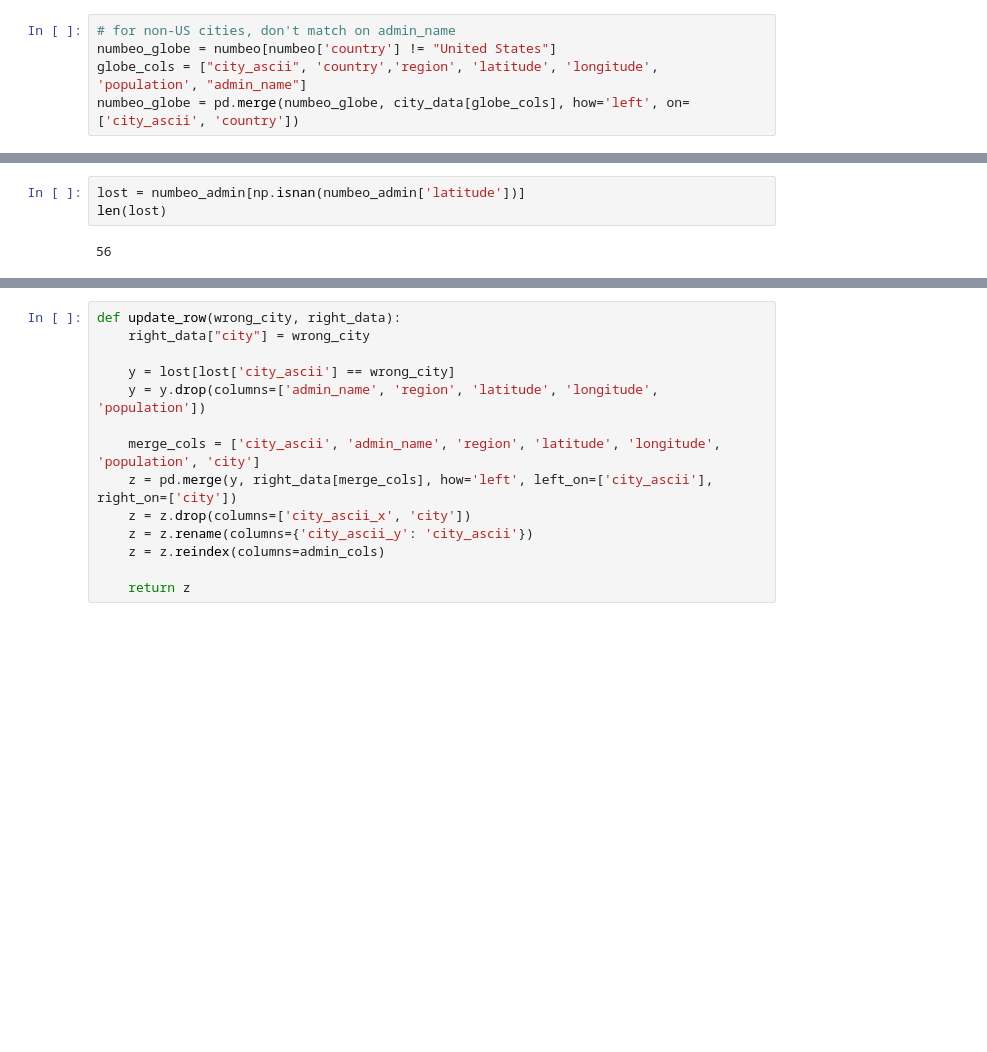
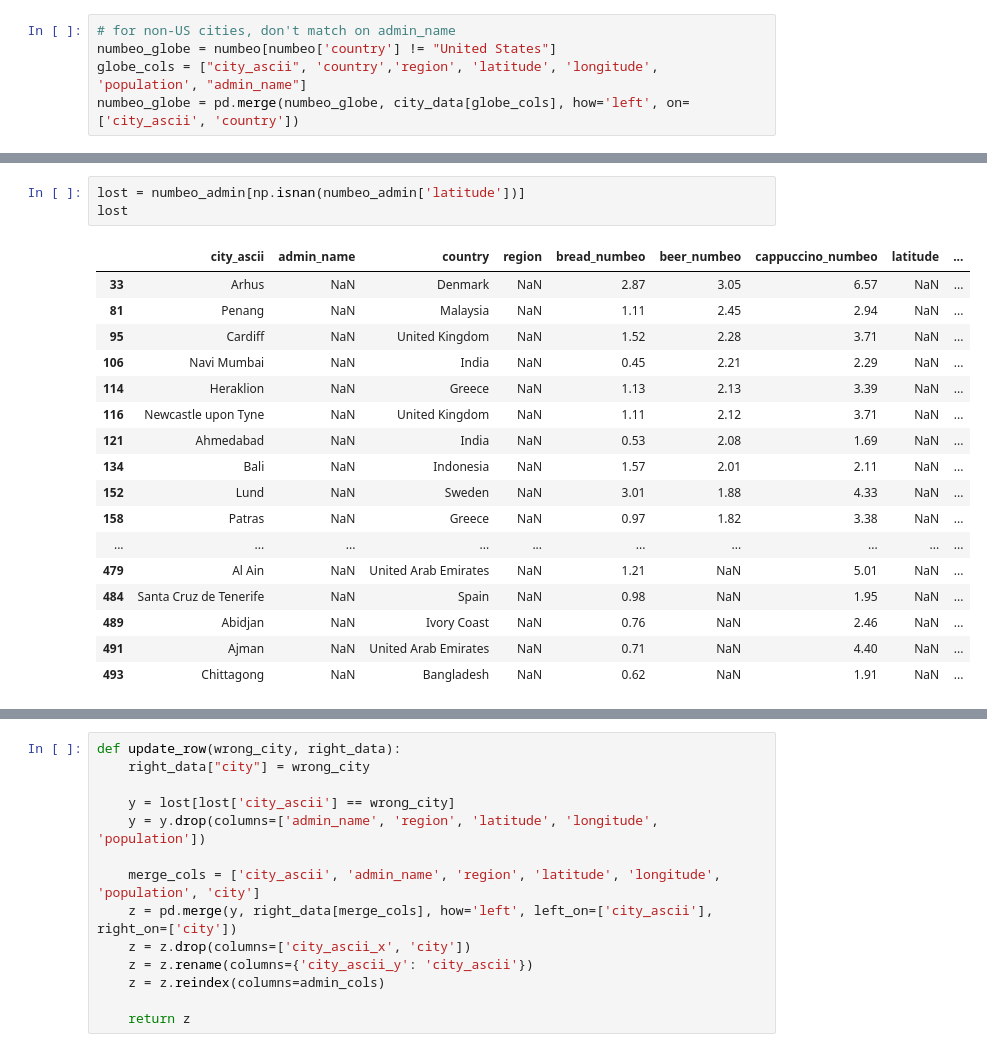
Before and after one commit to christalee/cost-of-drinking, a Jupyter notebook: data/numbeo/Numbeo.ipynb, the cells around one changed output, grey strips where cells are left out. Drawn from its saved outputs; the diff is of its cells as text; blank space fills up the shorter version.

```diff
--- a/data/numbeo/Numbeo.ipynb
+++ b/data/numbeo/Numbeo.ipynb
@@ -88,6 +89,22 @@ len(numbeo) == len(numbeo_admin)
 False
 # %%
 lost = numbeo_admin[np.isnan(numbeo_admin['latitude'])]
-len(lost)
+lost
 # %% [output]
-56
+|  | city_ascii | admin_name | country | region | bread_numbeo | beer_numbeo | cappuccino_numbeo | latitude | ... |
+| 33 | Arhus | NaN | Denmark | NaN | 2.87 | 3.05 | 6.57 | NaN | ... |
+| 81 | Penang | NaN | Malaysia | NaN | 1.11 | 2.45 | 2.94 | NaN | ... |
+| 95 | Cardiff | NaN | United Kingdom | NaN | 1.52 | 2.28 | 3.71 | NaN | ... |
+| 106 | Navi Mumbai | NaN | India | NaN | 0.45 | 2.21 | 2.29 | NaN | ... |
+| 114 | Heraklion | NaN | Greece | NaN | 1.13 | 2.13 | 3.39 | NaN | ... |
+| 116 | Newcastle upon Tyne | NaN | United Kingdom | NaN | 1.11 | 2.12 | 3.71 | NaN | ... |
+| 121 | Ahmedabad | NaN | India | NaN | 0.53 | 2.08 | 1.69 | NaN | ... |
+| 134 | Bali | NaN | Indonesia | NaN | 1.57 | 2.01 | 2.11 | NaN | ... |
+| 152 | Lund | NaN | Sweden | NaN | 3.01 | 1.88 | 4.33 | NaN | ... |
+| 158 | Patras | NaN | Greece | NaN | 0.97 | 1.82 | 3.38 | NaN | ... |
+| ... | ... | ... | ... | ... | ... | ... | ... | ... | ... |
+| 479 | Al Ain | NaN | United Arab Emirates | NaN | 1.21 | NaN | 5.01 | NaN | ... |
+| 484 | Santa Cruz de Tenerife | NaN | Spain | NaN | 0.98 | NaN | 1.95 | NaN | ... |
+| 489 | Abidjan | NaN | Ivory Coast | NaN | 0.76 | NaN | 2.46 | NaN | ... |
+| 491 | Ajman | NaN | United Arab Emirates | NaN | 0.71 | NaN | 4.40 | NaN | ... |
+| 493 | Chittagong | NaN | Bangladesh | NaN | 0.62 | NaN | 1.91 | NaN | ... |
```
Also changed, not shown: parts of 4 cells of this notebook, 1 other file.
